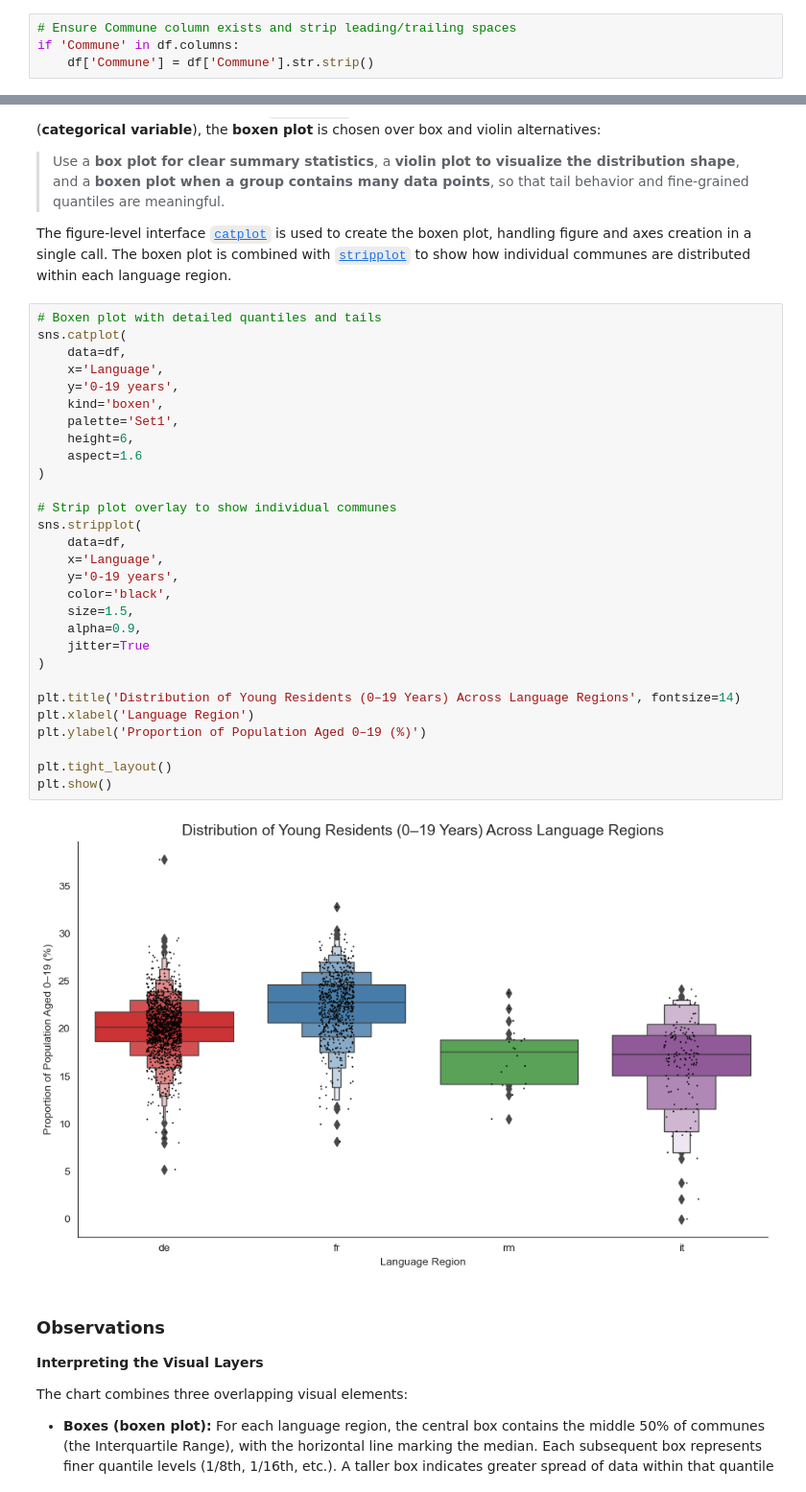
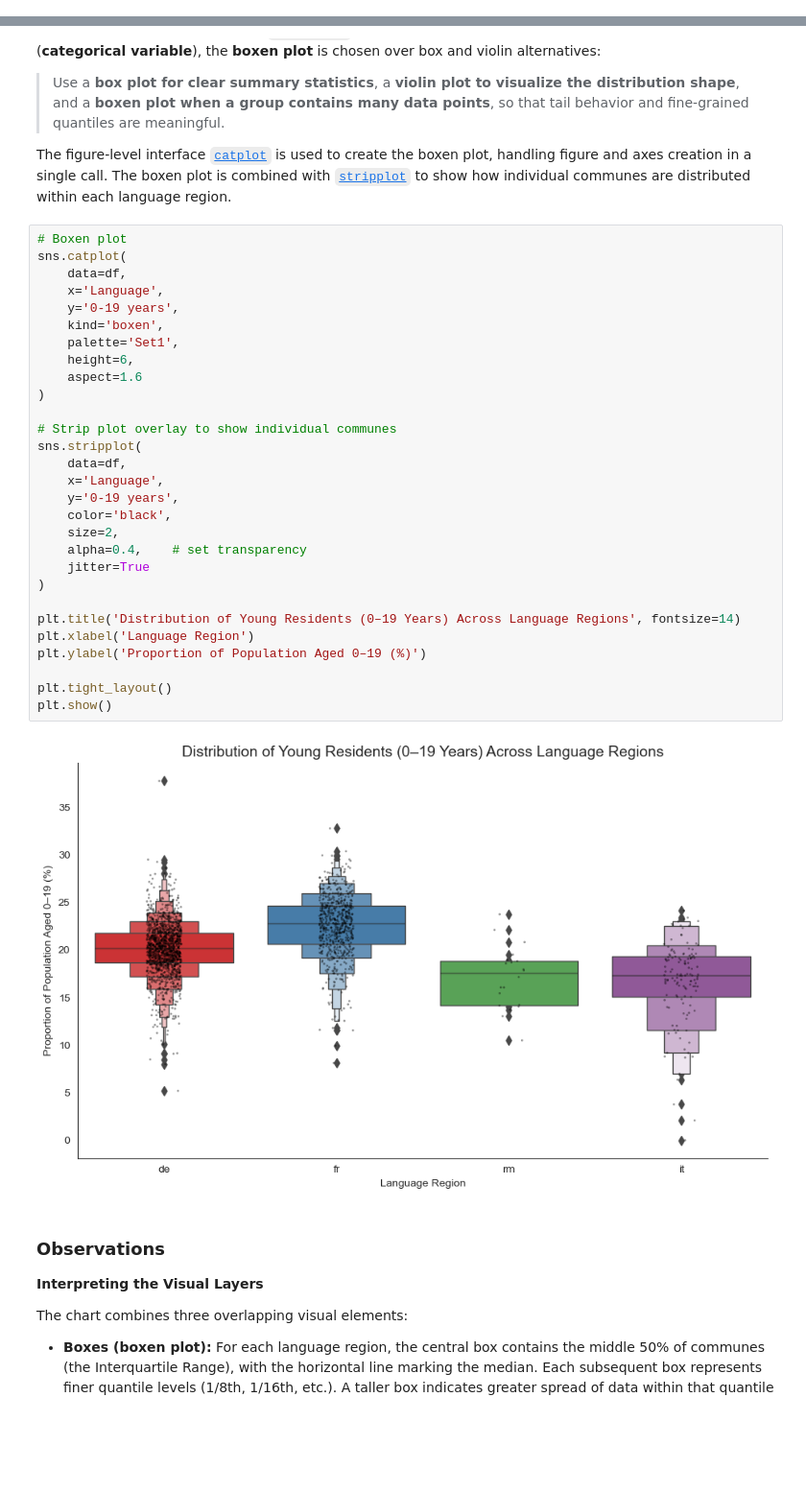
Before and after one commit to mamefatylo/EPFL_swiss_communes_project, a Jupyter notebook: communes_solution.ipynb, the cells around one changed output, grey strips where cells are left out. Shown at 96% size. Saved outputs shown, nothing was run; the diff lists cells and outputs as text; blank space fills up the shorter version.

```diff
--- a/communes_solution.ipynb
+++ b/communes_solution.ipynb
@@ -191,4 +166,0 @@ All `Commune` strings must be stripped of leading and trailing invisible spaces.
-# %%
-# Ensure Commune column exists and strip leading/trailing spaces
-if 'Commune' in df.columns:
-    df['Commune'] = df['Commune'].str.strip()
@@ -939,36 +840,36 @@ To visualize the distribution of the `0–19 years` proportion (**numerical vari
 
 The figure-level interface [`catplot`](https://seaborn.pydata.org/tutorial/categorical.html) is used to create the boxen plot, handling figure and axes creation in a single call. The boxen plot is combined with [`stripplot`](https://seaborn.pydata.org/generated/seaborn.stripplot.html) to show how individual communes are distributed within each language region.
 # %%
-# Boxen plot with detailed quantiles and tails
+# Boxen plot
 sns.catplot(
     data=df,
     x='Language',
     y='0-19 years',
     kind='boxen',
     palette='Set1',
     height=6,
     aspect=1.6
 )
 
 # Strip plot overlay to show individual communes
 sns.stripplot(
     data=df,
     x='Language',
     y='0-19 years',
     color='black',
-    size=1.5,
-    alpha=0.9,
+    size=2,
+    alpha=0.4,    # set transparency
     jitter=True
 )
 
 plt.title('Distribution of Young Residents (0–19 Years) Across Language Regions', fontsize=14)
 plt.xlabel('Language Region')
 plt.ylabel('Proportion of Population Aged 0–19 (%)')
 
 plt.tight_layout()
 plt.show()
 # %% [output]
-[figure, old version]
+[figure, new version]
 # %% [markdown]
 ### Observations
 
```
Also changed, not shown: parts of 50 cells of this notebook.
